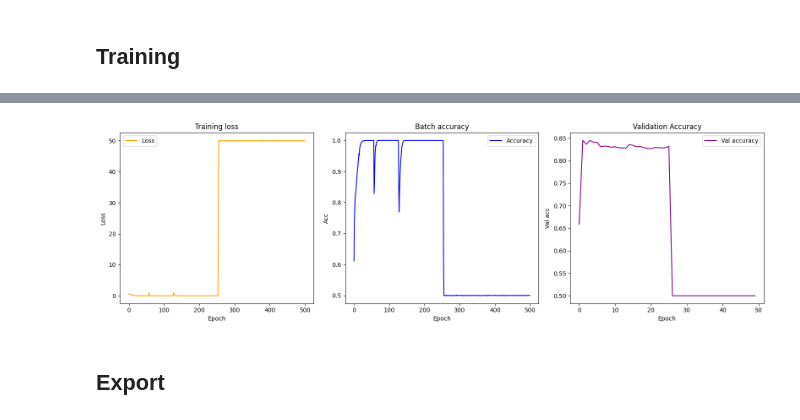
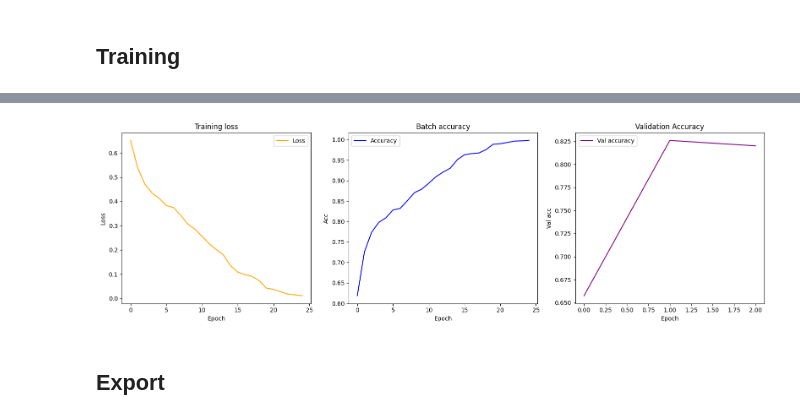
Before and after one commit to MaloLM/dogs-vs-cats-binary-classification, a Jupyter notebook: modelization.ipynb, the cells around one changed output, grey strips where cells are left out. Saved outputs shown, nothing was run; the diff lists cells and outputs as text; code cells hidden in the pictures.

```diff
--- a/modelization.ipynb
+++ b/modelization.ipynb
@@ -356,7 +356,7 @@ def load_nearest_checkpoint(model, target_epoch, directory="./checkpoints"):
         return 0
 # %%
 # Hyperparamètres
-EPOCHS = 500 #250 # 1000
+EPOCHS = 25 #250 # 1000
 BATCH_SIZE = 256
 LEARNING_RATE = 0.0001
 VALIDATION_EPOCH_INTERVAL = 10
@@ -489,4 +489,4 @@ Average time per epoch: 32.48s
-[figure, old version]
+[figure, new version]
 # %% [markdown]
 ## Export
 # %%
```
Also changed, not shown: parts of 3 cells of this notebook, 3 other files.
